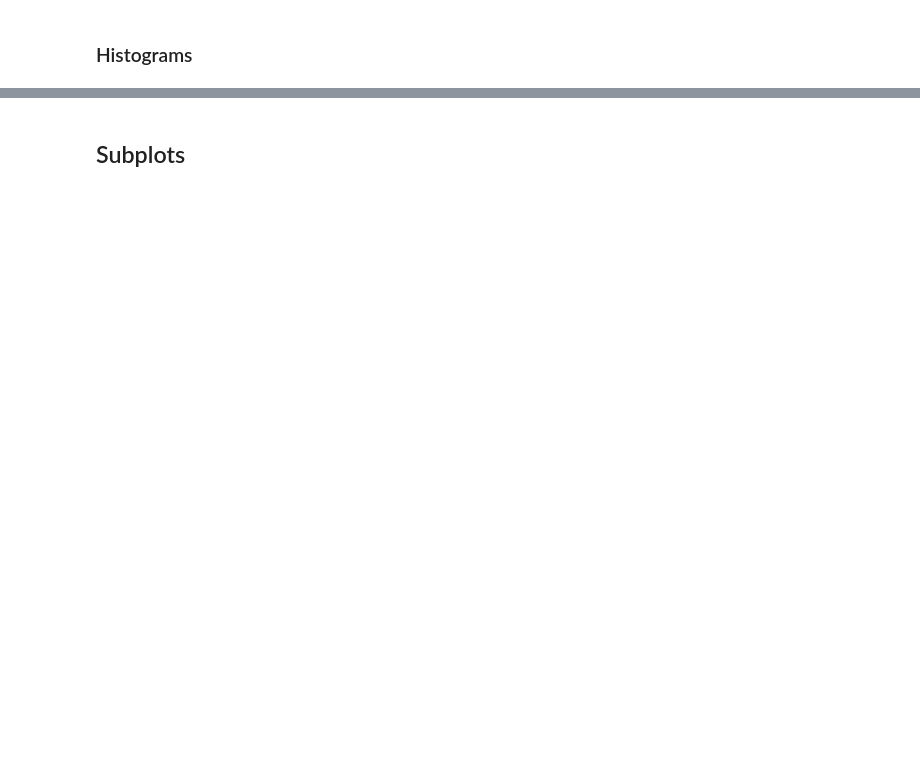
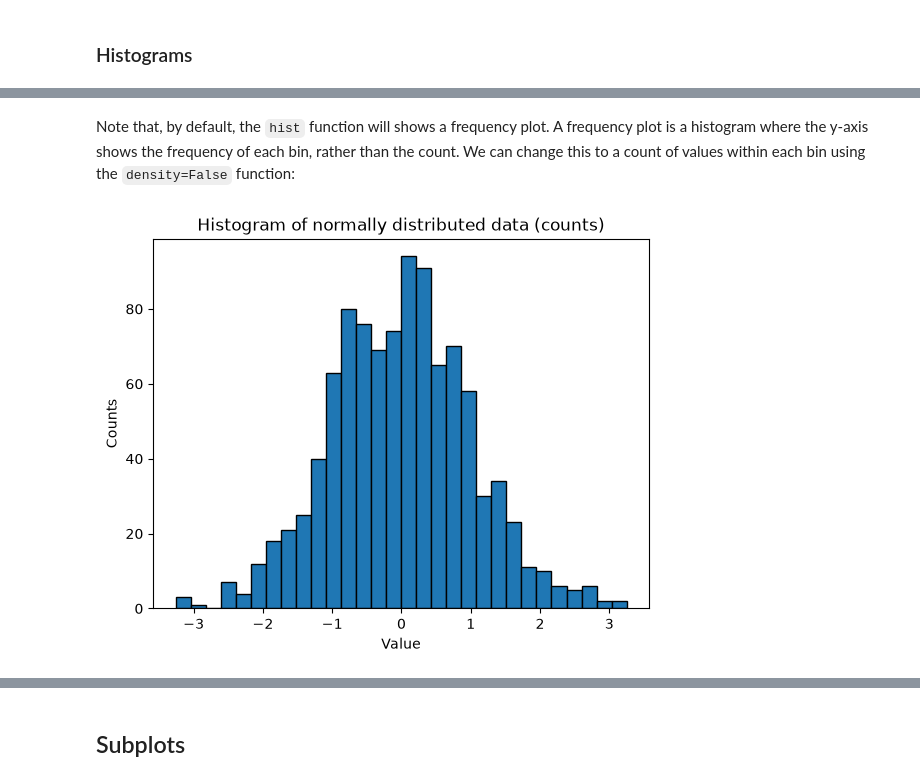
Before and after one commit to trchudley/geospatial-scientific-computing, a Jupyter notebook: week/02/02-plotting.ipynb, the cells around one changed output, grey strips where cells are left out. Cells and saved outputs as stored; diff of their text form; code cells hidden in the pictures; blank space fills up the shorter version.

```diff
--- a/week/02/02-plotting.ipynb
+++ b/week/02/02-plotting.ipynb
@@ -126,0 +241,18 @@ ax.set_ylim(-1.5, 2.5)
+# %% [markdown]
+Note that, by default, the `hist` function will shows a frequency plot. A frequency plot is a histogram where the y-axis shows the frequency of each bin, rather than the count. We can change this to a count of values within each bin using the `density=False` function:
+# %%
+# Second histogram example, this time showing how to get counts rather than frequency
+
+data = np.random.normal(loc=0, scale=1, size=1000)
+
+fig, ax = plt.subplots()
+
+ax.hist(data, bins=30, color='tab:blue', edgecolor='black', density=False)  # 'density=False' means we want counts
+
+ax.set_xlabel('Value')
+ax.set_ylabel('Counts')
+ax.set_title('Histogram of normally distributed data (counts)')
+
+plt.show()
+# %% [output]
+[figure, added]
```
Also changed, not shown: parts of 24 cells of this notebook, 3 other files.
